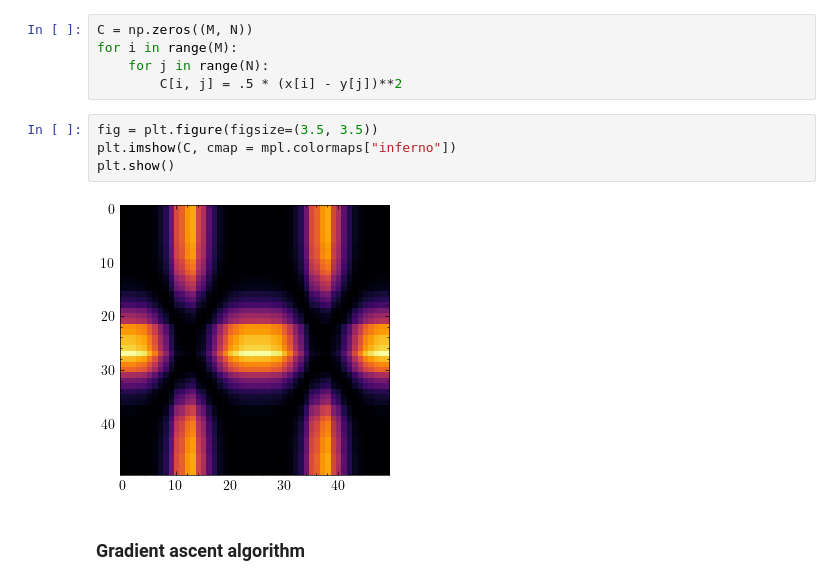
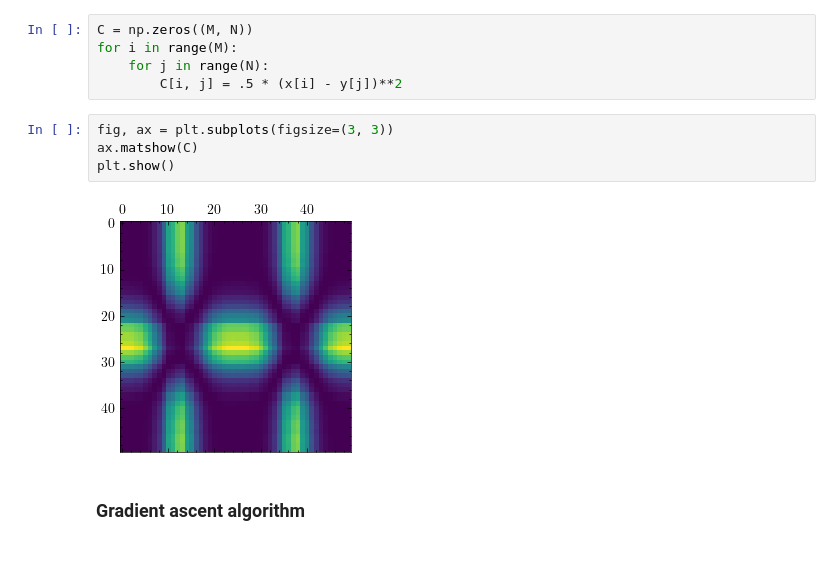
Before and after one commit to istmarc/optimal-transport, a Jupyter notebook: semi-discrete/Gradient ascent.ipynb, the cells around one changed output. Saved outputs shown, nothing was run; the diff lists cells and outputs as text; blank space fills up the shorter version.

```diff
--- a/semi-discrete/Gradient ascent.ipynb
+++ b/semi-discrete/Gradient ascent.ipynb
@@ -57,11 +57,11 @@ for i in range(M):
     for j in range(N):
         C[i, j] = .5 * (x[i] - y[j])**2
 # %%
-fig = plt.figure(figsize=(3.5, 3.5))
-plt.imshow(C, cmap = mpl.colormaps["inferno"])
+fig, ax = plt.subplots(figsize=(3, 3))
+ax.matshow(C)
 plt.show()
 # %% [output]
-[figure, old version]
+[figure, new version]
 # %% [markdown]
 ### Gradient ascent algorithm
 # %% [markdown]
```
Also changed, not shown: parts of 5 cells of this notebook.
